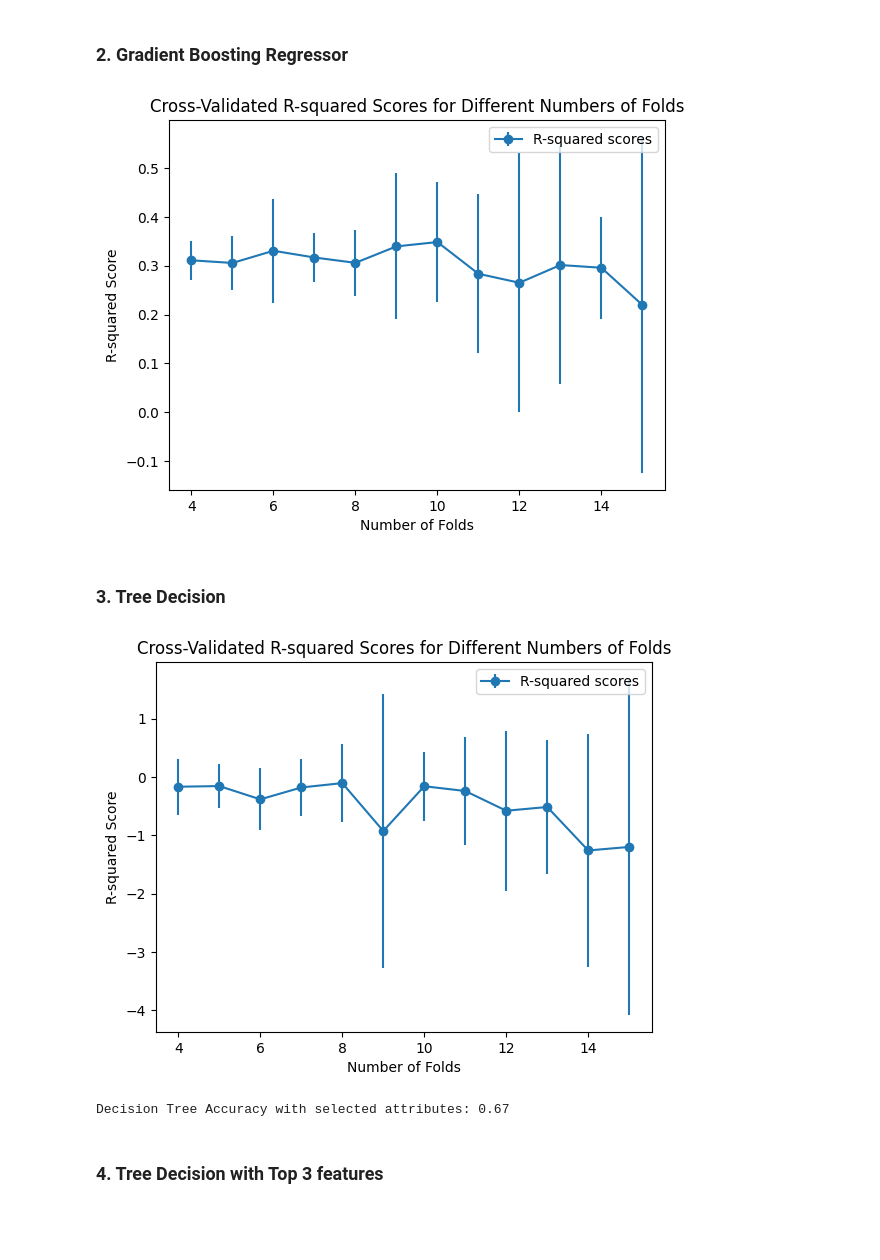
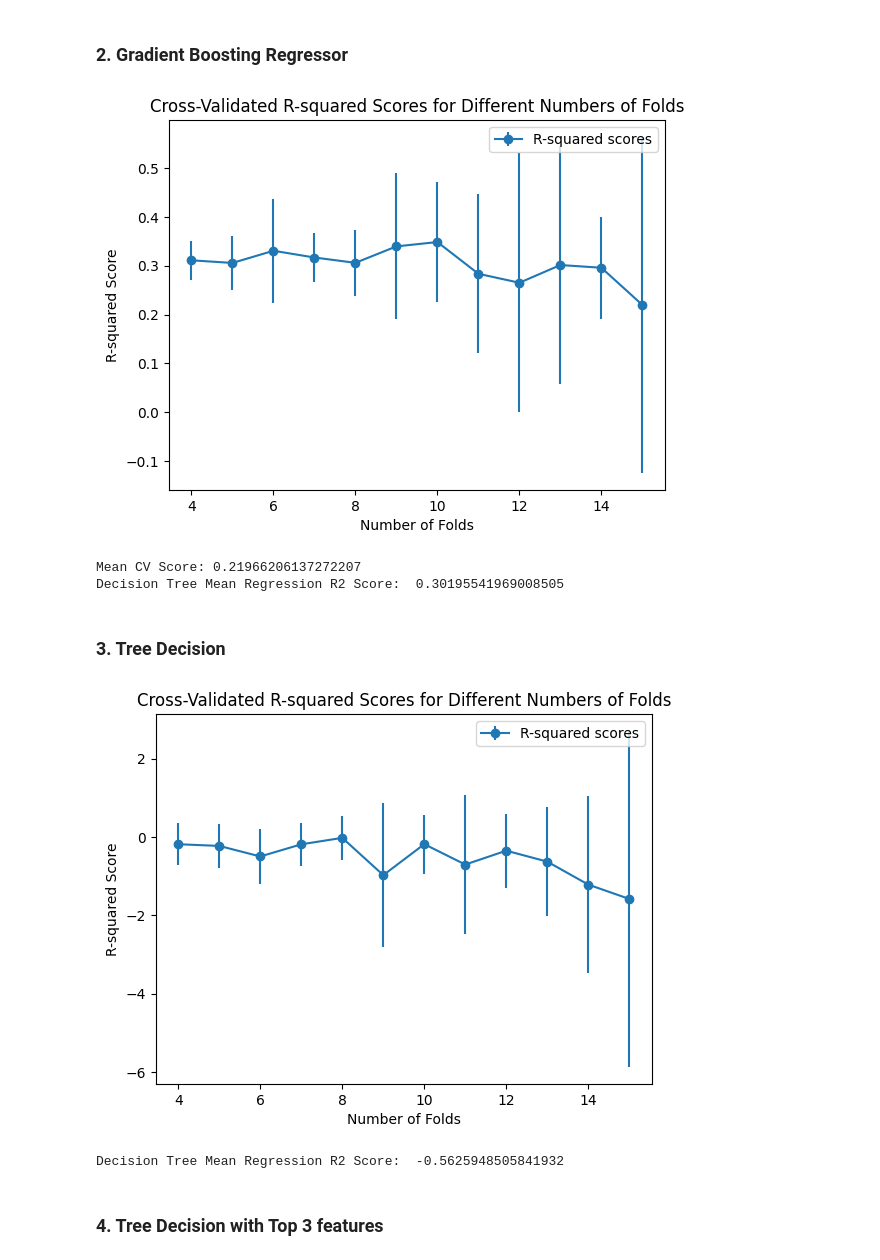
Before and after one commit to Therulow/NUS-SDS-Datathon-Champion-Group315, a Jupyter notebook: NUS_DATATHON_CHAMPION_TEAM NAME.ipynb, the cells around one changed output. Cells and saved outputs as stored; diff of their text form; code cells hidden in the pictures; blank space fills up the shorter version.

Commit message:
Print out cv and r2 scores

```diff
--- a/NUS_DATATHON_CHAMPION_TEAM NAME.ipynb
+++ b/NUS_DATATHON_CHAMPION_TEAM NAME.ipynb
@@ -412,8 +412,13 @@ plt.ylabel('R-squared Score')
 plt.title('Cross-Validated R-squared Scores for Different Numbers of Folds')
 plt.legend()
 plt.show()
+
+print('Mean CV Score:', np.mean(cv_scores))
+print("Decision Tree Mean Regression R2 Score: ", np.mean(mean_r2_scores))
 # %% [output]
 [figure]
+Mean CV Score: 0.21966206137272207
+Decision Tree Mean Regression R2 Score:  0.30195541969008505
 # %% [markdown]
 ### 3. Tree Decision
 # %%
@@ -426,42 +431,37 @@ Y = data['Sales (Domestic Ultimate Total USD)']
 X_train, X_test, Y_train, Y_test = train_test_split(X, Y, test_size=0.2, random_state=42)
 
 # Initialize the DecisionTreeRegressor
-tree = DecisionTreeRegressor(criterion = 'squared_error', splitter='best', min_samples_split = 2, random_state=5).fit(X_train, Y_train)
+tree = DecisionTreeRegressor(criterion = 'squared_error', splitter='best', min_samples_split = 2, random_state=42).fit(X_train, Y_train)
 
 # Lists to store results
 n_folds_values = list(range(4, 16))
 mean_r2_scores = []
 std_r2_scores = []
 
 # Iterate over different numbers of folds
 for n_folds in n_folds_values:
     # Use k-fold cross-validation with the current number of folds
     kf = KFold(n_splits=n_folds, shuffle=True, random_state=42)
 
     # Perform cross-validation and get R-squared scores
     cv_scores = cross_val_score(tree, X_train, Y_train, cv=kf, scoring='r2')
 
     # Append mean and standard deviation of R-squared scores to lists
     mean_r2_scores.append(cv_scores.mean())
     std_r2_scores.append(cv_scores.std())
 
 # Plot the results
 plt.errorbar(n_folds_values, mean_r2_scores, yerr=std_r2_scores, marker='o', linestyle='-', label='R-squared scores')
 plt.xlabel('Number of Folds')
 plt.ylabel('R-squared Score')
 plt.title('Cross-Validated R-squared Scores for Different Numbers of Folds')
 plt.legend()
 plt.show()
 
-#Predictions
-y_pred = tree.predict(X_test)
-
-#Accuracy Score
-tree_all_accuracy = accuracy_score(Y_test, y_pred)
-print('Decision Tree Accuracy with selected attributes: {0:.2f}'.format(tree_all_accuracy))
+print("Decision Tree Mean Regression R2 Score: ", np.mean(mean_r2_scores))
 # %% [output]
-[figure, old version]
+[figure, new version]
-Decision Tree Accuracy with selected attributes: 0.67
+Decision Tree Mean Regression R2 Score:  -0.5625948505841932
 # %% [markdown]
 ### 4. Tree Decision with Top 3 features
 # %%
```
Also changed, not shown: parts of 1 cell of this notebook.
